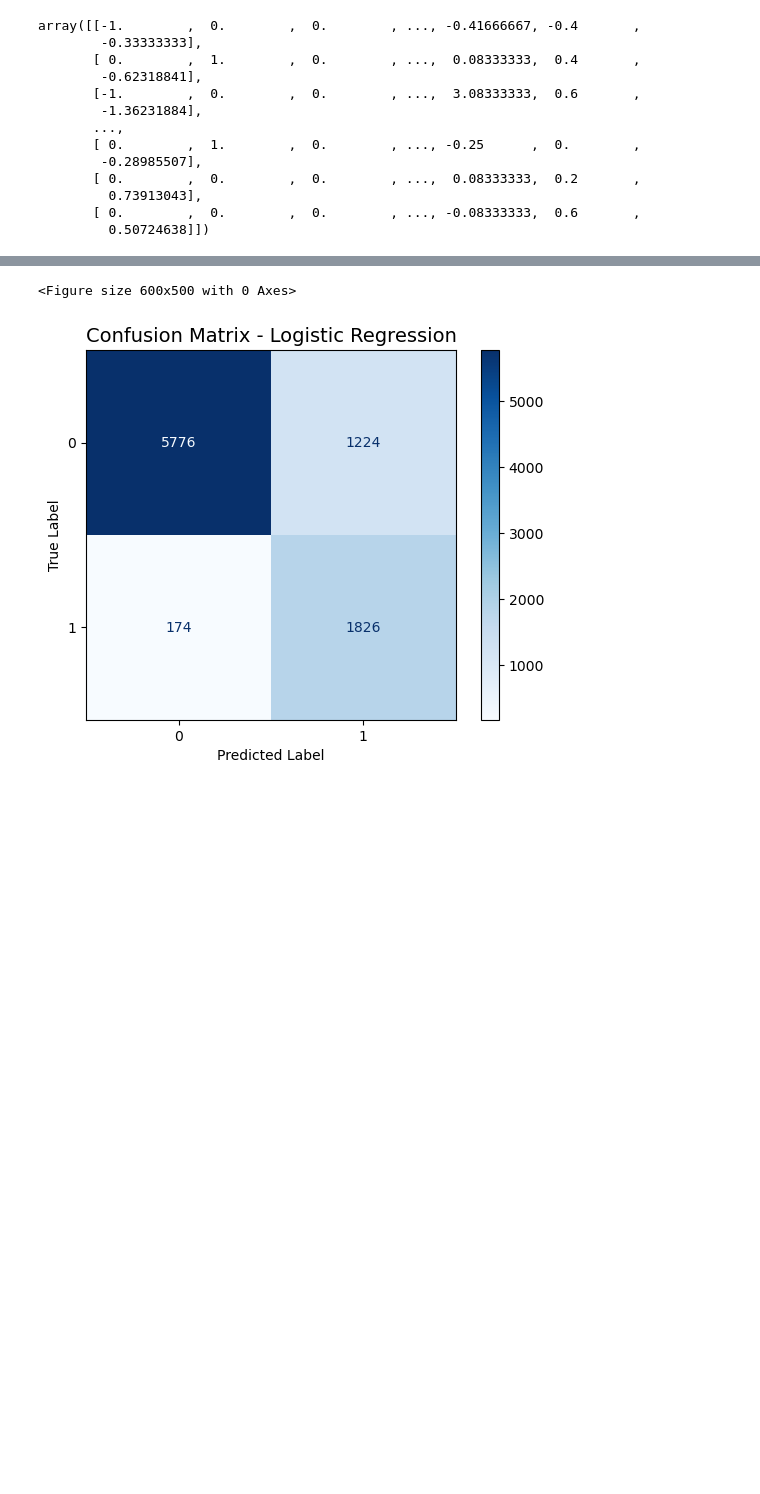
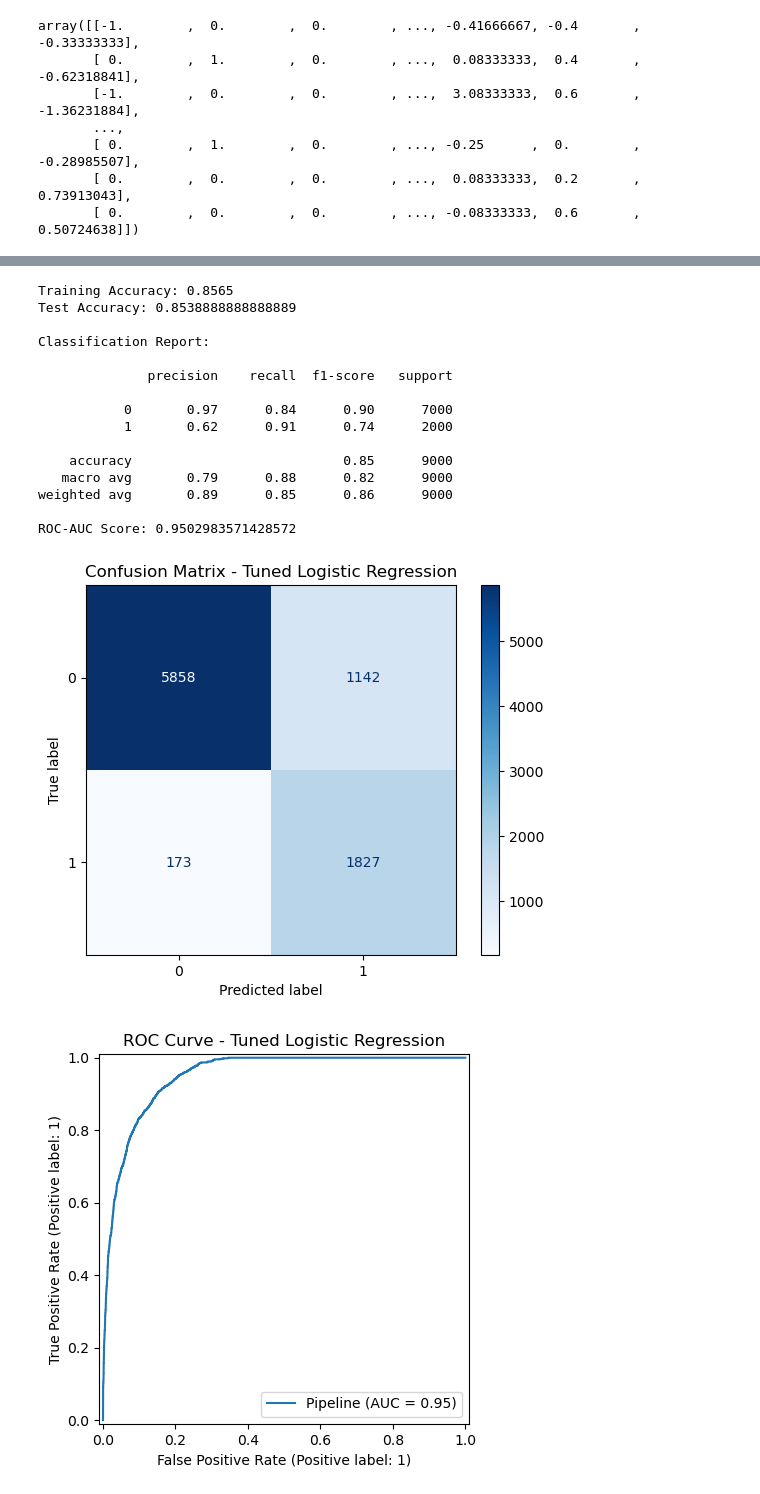
Before and after one commit to samstrc/AppliedML_FinalProj, a Jupyter notebook: sam_edits.ipynb, the cells around one changed output, grey strips where cells are left out. Cells and saved outputs as stored; diff of their text form; code cells hidden in the pictures; blank space fills up the shorter version.

```diff
--- a/sam_edits.ipynb
+++ b/sam_edits.ipynb
@@ -376,9 +336,14 @@ Finally, previous loan defaults are by far the strongest categorical predictor.
 # %%
 # Read data from csv and train-test split
-df = pd.read_csv("loan_data.csv")
-X = df.drop ("loan_status", axis=1)
+X = df.drop("loan_status", axis=1)
 y = df["loan_status"]
-X_train, X_test, y_train, y_test = train_test_split (X, y, test_size = 0.2, random_state=0, stratify=y)
+# One consistent split for ALL models
+X_train, X_test, y_train, y_test = train_test_split(
+    X, y,
+    test_size=0.2,
+    random_state=0,
+    stratify=y # Helps w/ class imbalance
+)
 # %%
 # Identify categorical cols and numerical cols
 numerical_cols = X.select_dtypes (include = ['int64','float64']).columns
@@ -473,22 +421,53 @@ weighted avg       0.89      0.84      0.85      9000
 # %%
-from sklearn.metrics import ConfusionMatrixDisplay
-import matplotlib.pyplot as plt
+# Accuracy
+train_score = best_lr.score(X_train_scaled, y_train)
+test_score  = best_lr.score(X_test_scaled, y_test)
 
-# Get predictions
-y_pred = pipeline.predict(X_test_scaled)
+# Predictions
+y_pred = best_lr.predict(X_test_scaled)
 
-# Compute confusion matrix
-cm = confusion_matrix(y_test, y_pred)
+print("Training Accuracy:", train_score)
+print("Test Accuracy:", test_score)
+print("\nClassification Report:\n")
+print(classification_report(y_test, y_pred))
 
-# Create the visual confusion matrix
-plt.figure(figsize=(6,5))
-disp = ConfusionMatrixDisplay(confusion_matrix=cm)
-disp.plot(cmap='Blues')
+# ROC-AUC
+y_proba = best_lr.predict_proba(X_test_scaled)[:, 1]
+roc_auc = roc_auc_score(y_test, y_proba)
+print("ROC-AUC Score:", roc_auc)
 
-plt.title("Confusion Matrix - Logistic Regression", fontsize=14)
-plt.xlabel("Predicted Label")
-plt.ylabel("True Label")
+ConfusionMatrixDisplay.from_estimator(
+    best_lr,
+    X_test_scaled,
+    y_test,
+    cmap="Blues"
+)
+plt.title("Confusion Matrix - Tuned Logistic Regression")
 plt.show()
+
+# ROC Curve
+RocCurveDisplay.from_estimator(
+    best_lr,
+    X_test_scaled,
+    y_test
+)
+plt.title("ROC Curve - Tuned Logistic Regression")
+plt.show()
 # %% [output]
-<Figure size 600x500 with 0 Axes>
+Training Accuracy: 0.8565
+Test Accuracy: 0.8538888888888889
+
+Classification Report:
+
+              precision    recall  f1-score   support
+
+           0       0.97      0.84      0.90      7000
+           1       0.62      0.91      0.74      2000
+
+    accuracy                           0.85      9000
+   macro avg       0.79      0.88      0.82      9000
+weighted avg       0.89      0.85      0.86      9000
+
+ROC-AUC Score: 0.9502983571428572
-[figure, old version]
+[figure, new version]
+[figure, added]
```
Also changed, not shown: parts of 24 cells of this notebook.
